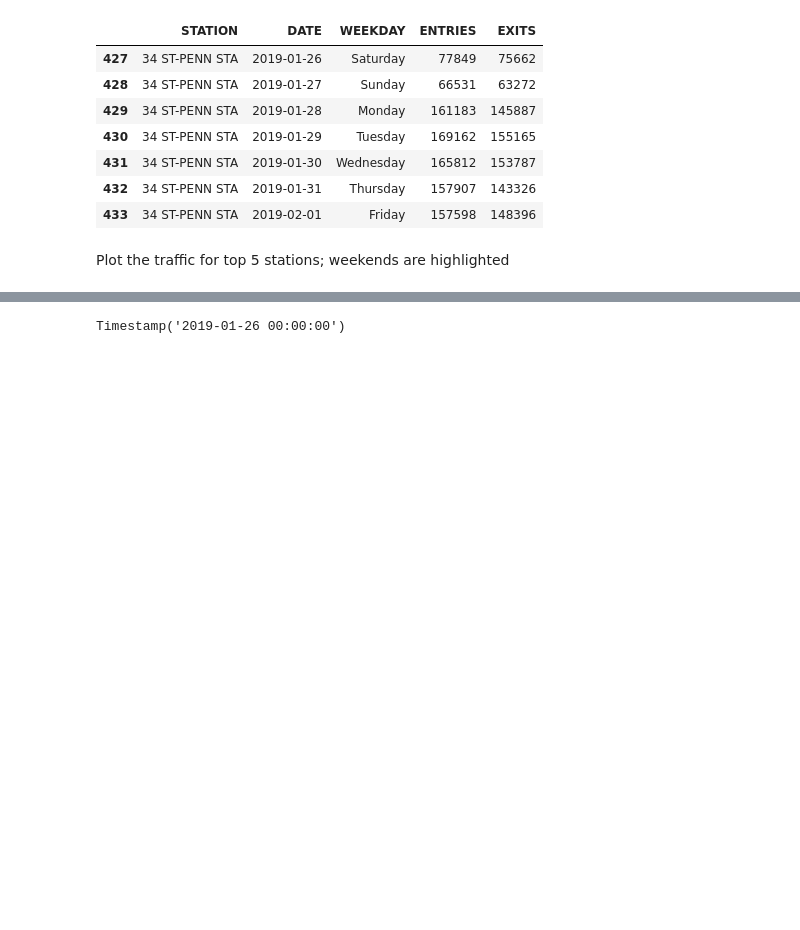
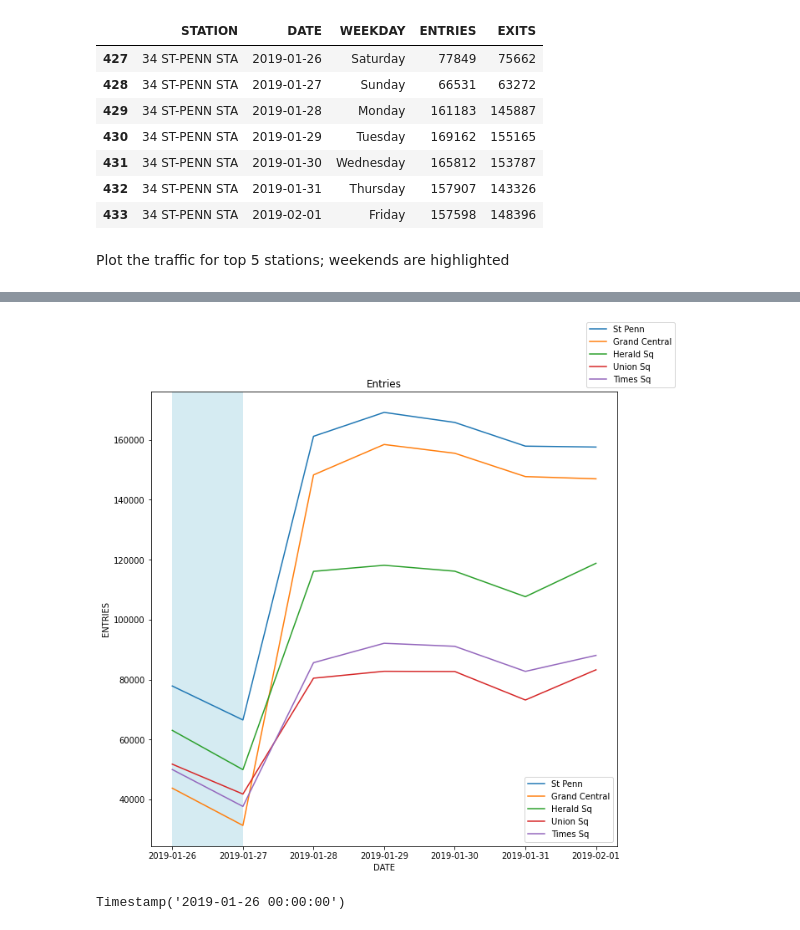
Before and after one commit to KunojiLym/metis_project_1, a Jupyter notebook: yz_project_01.ipynb, the cells around one changed output, grey strips where cells are left out. Cells and saved outputs as stored; diff of their text form; code cells hidden in the pictures; blank space fills up the shorter version.

```diff
--- a/yz_project_01.ipynb
+++ b/yz_project_01.ipynb
@@ -259,3 +261,14 @@ for station in mta:
+# %%
+fig, axs = plt.subplots(nrows=1,figsize=(10,10))
+
+for station in mta:
+    sns.lineplot(data = mta[station][0], x='DATE', y='ENTRIES', ax=axs, label=mta[station][1]).set_title('Entries')
+
+weekend_indices = find_weekend_indices(mta['unionsq'][0].DATE.tolist())
+highlight_datetimes(weekend_indices, axs, mta['unionsq'][0])
+fig.legend();
+# %% [output]
+[figure, added]
 # %%
 mta_bystation[mta_bystation.STATION == "34 ST-PENN STA"].at[427, 'DATE']
 # %% [output]
```
Also changed, not shown: parts of 1 cell of this notebook, 1 other file.
